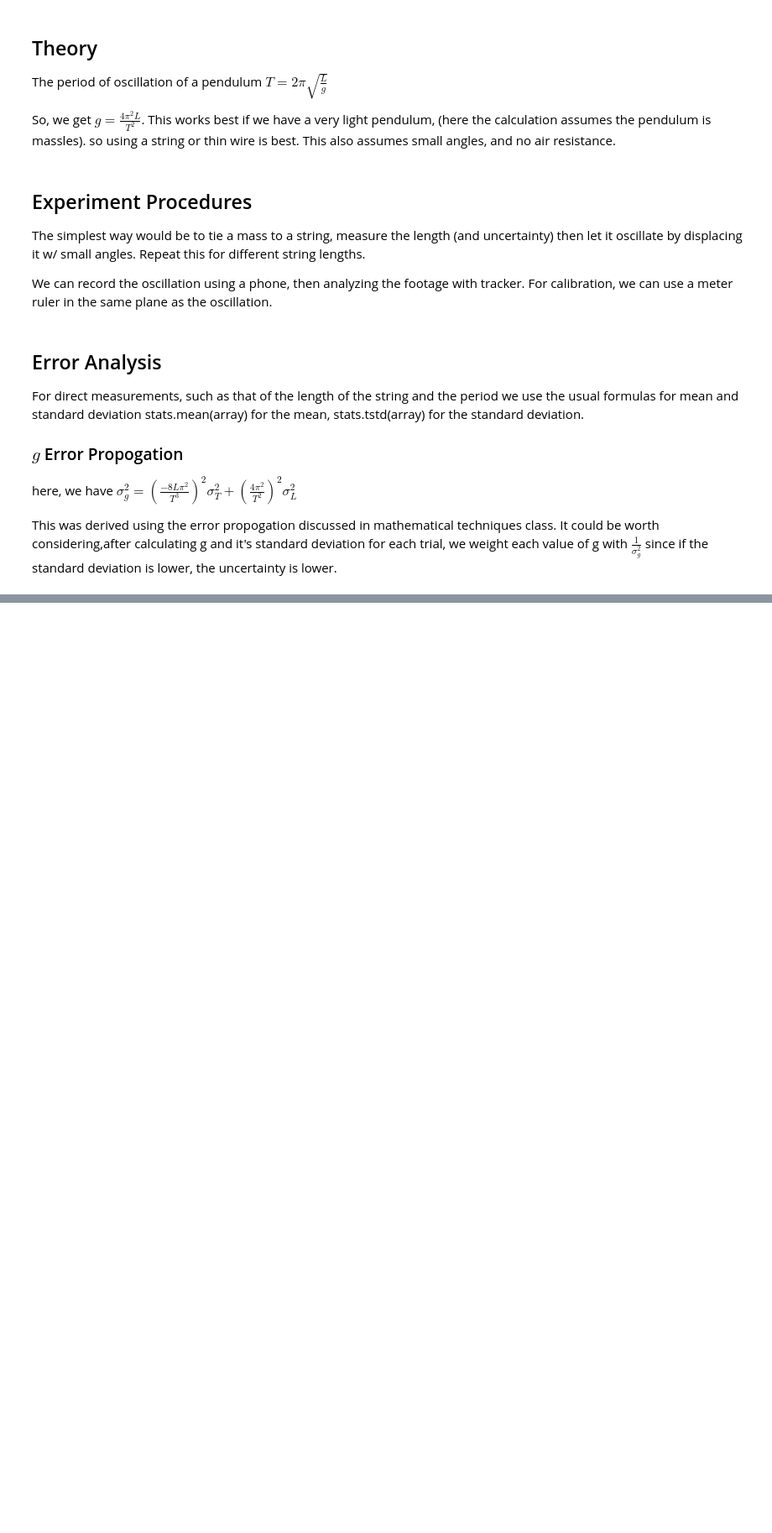
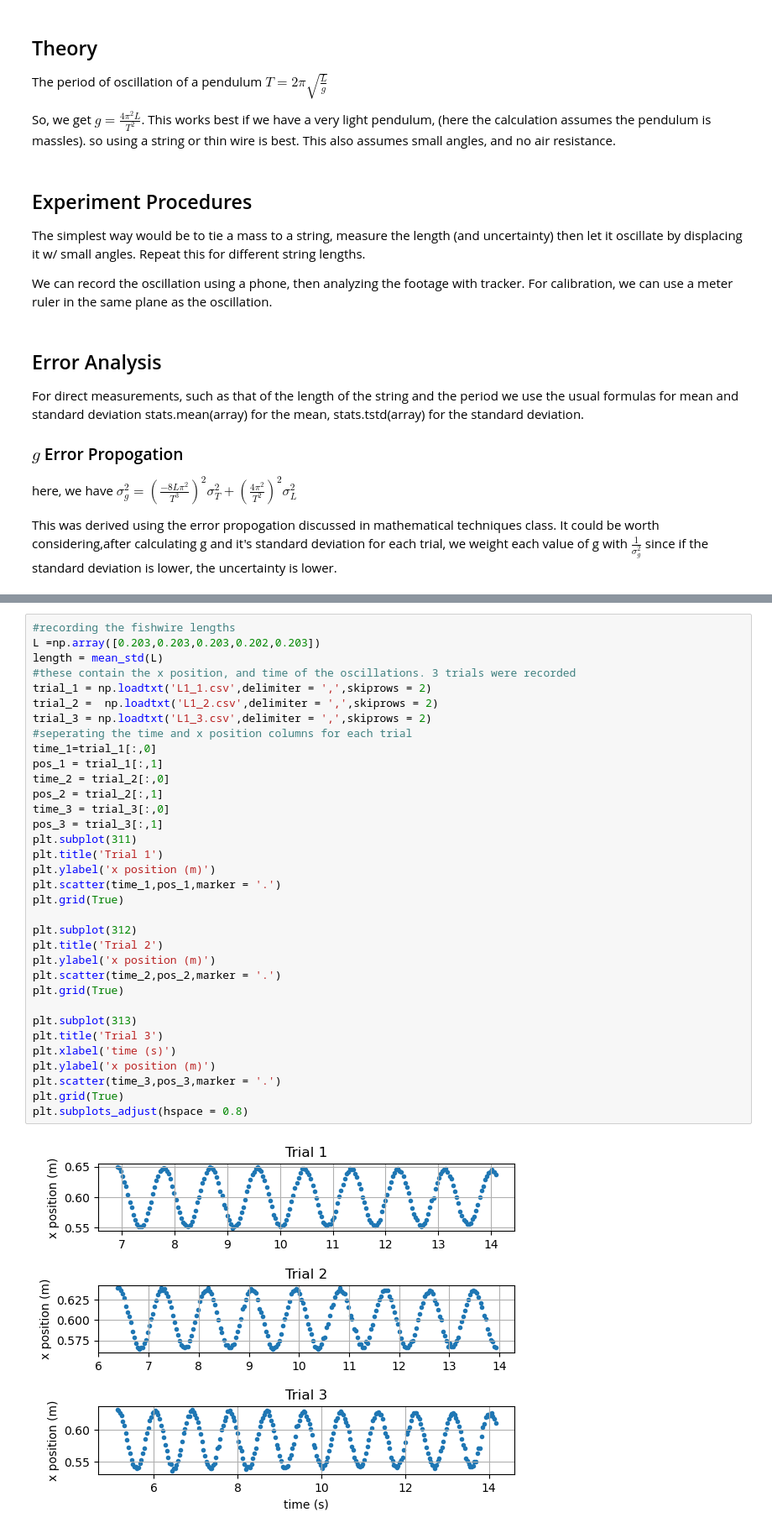
Before and after one commit to HusamIsm/Gravimetry-lab, a Jupyter notebook: elabBook.ipynb, the cells around one changed output, grey strips where cells are left out. Shown at 84% size. Drawn from its saved outputs; the diff is of its cells as text; blank space fills up the shorter version.

Commit message:
perfomed 3 trials and calculated the weighted g

```diff
--- a/elabBook.ipynb
+++ b/elabBook.ipynb
@@ -36,0 +80,36 @@ def g_std(mean_l,std_l,mean_t,std_t):
+# %%
+#recording the fishwire lengths
+L =np.array([0.203,0.203,0.203,0.202,0.203])
+length = mean_std(L)
+#these contain the x position, and time of the oscillations. 3 trials were recorded
+trial_1 = np.loadtxt('L1_1.csv',delimiter = ',',skiprows = 2)
+trial_2 =  np.loadtxt('L1_2.csv',delimiter = ',',skiprows = 2)
+trial_3 = np.loadtxt('L1_3.csv',delimiter = ',',skiprows = 2)
+#seperating the time and x position columns for each trial
+time_1=trial_1[:,0]
+pos_1 = trial_1[:,1]
+time_2 = trial_2[:,0]
+pos_2 = trial_2[:,1]
+time_3 = trial_3[:,0]
+pos_3 = trial_3[:,1]
+plt.subplot(311)
+plt.title('Trial 1')
+plt.ylabel('x position (m)')
+plt.scatter(time_1,pos_1,marker = '.')
+plt.grid(True)
+
+plt.subplot(312)
+plt.title('Trial 2')
+plt.ylabel('x position (m)')
+plt.scatter(time_2,pos_2,marker = '.')
+plt.grid(True)
+
+plt.subplot(313)
+plt.title('Trial 3')
+plt.xlabel('time (s)')
+plt.ylabel('x position (m)')
+plt.scatter(time_3,pos_3,marker = '.')
+plt.grid(True)
+plt.subplots_adjust(hspace = 0.8)
+# %% [output]
+[figure, added]
```
Also changed, not shown: parts of 8 cells of this notebook, 3 other files.
